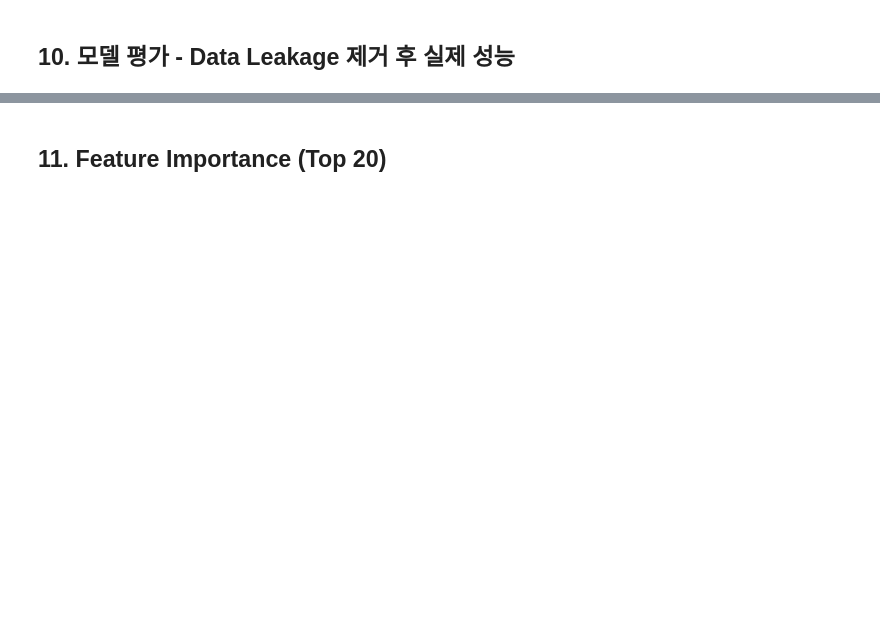
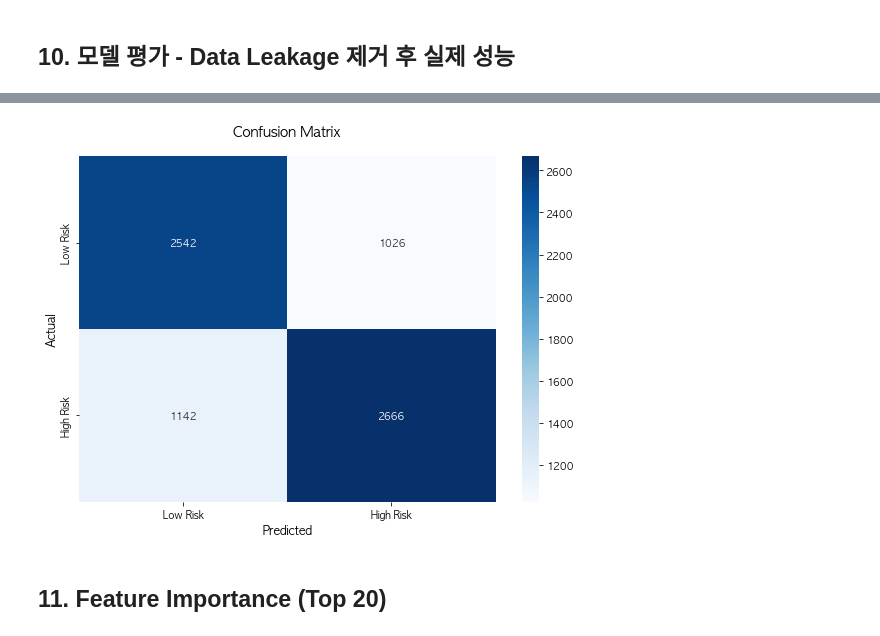
Before and after one commit to SKNetworks-AI19-250818/SKN19_2nd_1team, a Jupyter notebook: ml/dl/tabnet_fixed_no_leakage.ipynb, the cells around one changed output, grey strips where cells are left out. Drawn from its saved outputs; the diff is of its cells as text; code cells hidden in the pictures; blank space fills up the shorter version.

```diff
--- a/ml/dl/tabnet_fixed_no_leakage.ipynb
+++ b/ml/dl/tabnet_fixed_no_leakage.ipynb
@@ -525,7 +527,7 @@ model.fit(
     max_epochs=150,
     patience=25,
     batch_size=1024,
-    virtual_batch_size=256
+    virtual_batch_size=128
 )
 
 print(f"\n✓ 학습 완료")
@@ -598,19 +617,25 @@ print(classification_report(y_test, y_test_pred, target_names=['Low Risk', 'High
 # %%
 # Confusion Matrix 시각화
 import matplotlib.pyplot as plt
 import seaborn as sns
+from matplotlib import rc  ### 이 줄과
+rc('font', family='AppleGothic') 			## 이 두 줄을
+plt.rcParams['axes.unicode_minus'] = False  ## 추가해줍니다.
+
 fig, ax = plt.subplots(figsize=(8, 6))
 sns.heatmap(
     cm, annot=True, fmt='d', cmap='Blues',
     xticklabels=['Low Risk', 'High Risk'],
     yticklabels=['Low Risk', 'High Risk'],
     ax=ax
 )
 ax.set_title('Confusion Matrix', fontsize=14, pad=20)
 ax.set_xlabel('Predicted', fontsize=12)
 ax.set_ylabel('Actual', fontsize=12)
 plt.tight_layout()
 plt.show()
+# %% [output]
+[figure, added]
 # %% [markdown]
 ## 11. Feature Importance (Top 20)
 # %%
```
Also changed, not shown: parts of 5 cells of this notebook, 2 other files.
